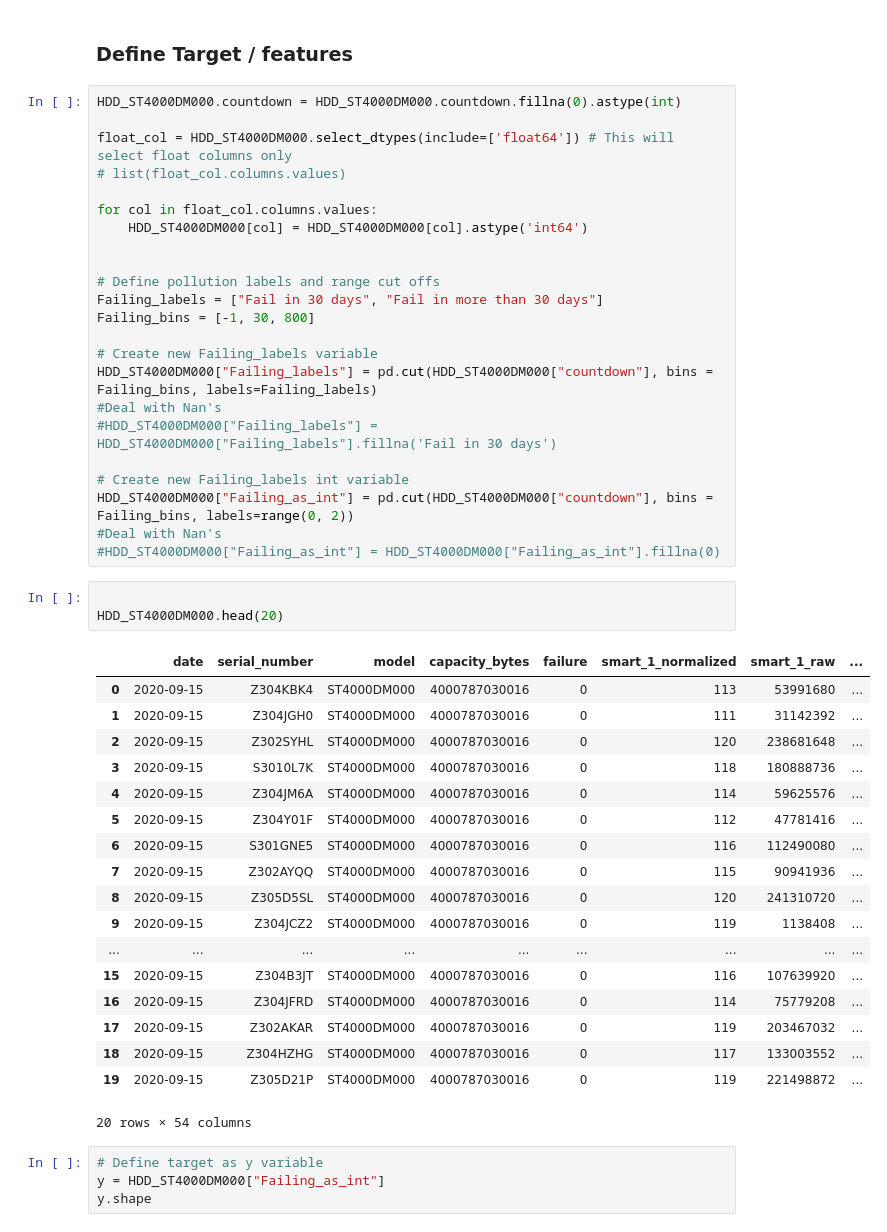
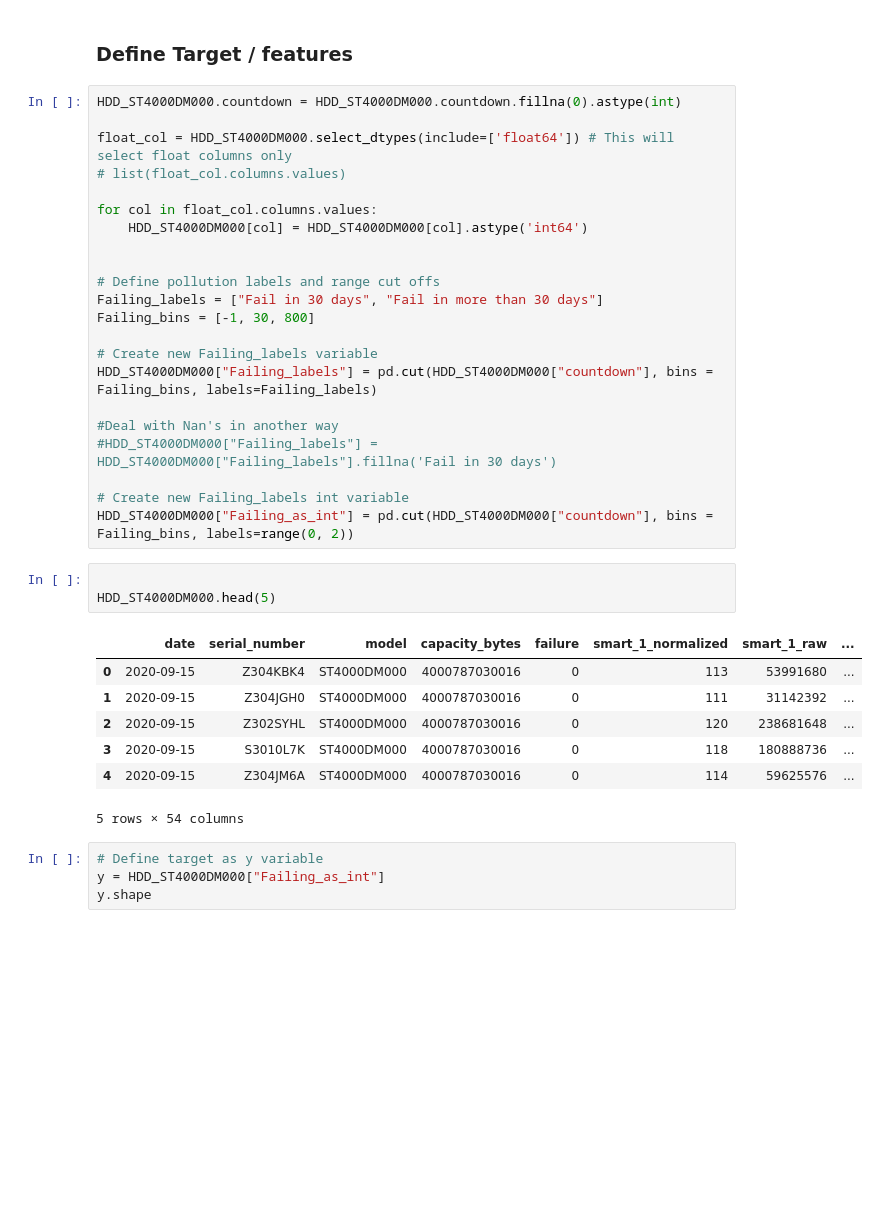
Before and after one commit to wcmphysics/DataScienceBootcamp-Capstone, a Jupyter notebook: notebooks/Andreas_NB.ipynb, the cells around one changed output. Drawn from its saved outputs; the diff is of its cells as text; blank space fills up the shorter version.

```diff
--- a/notebooks/Andreas_NB.ipynb
+++ b/notebooks/Andreas_NB.ipynb
@@ -377,35 +377,23 @@ Failing_bins = [-1, 30, 800]
 
 # Create new Failing_labels variable
 HDD_ST4000DM000["Failing_labels"] = pd.cut(HDD_ST4000DM000["countdown"], bins = Failing_bins, labels=Failing_labels)
-#Deal with Nan's
+
+#Deal with Nan's in another way
 #HDD_ST4000DM000["Failing_labels"] = HDD_ST4000DM000["Failing_labels"].fillna('Fail in 30 days')
 
 # Create new Failing_labels int variable
 HDD_ST4000DM000["Failing_as_int"] = pd.cut(HDD_ST4000DM000["countdown"], bins = Failing_bins, labels=range(0, 2))
-#Deal with Nan's
-#HDD_ST4000DM000["Failing_as_int"] = HDD_ST4000DM000["Failing_as_int"].fillna(0)
 # %%
 
-HDD_ST4000DM000.head(20)
+HDD_ST4000DM000.head(5)
 # %% [output]
 |  | date | serial_number | model | capacity_bytes | failure | smart_1_normalized | smart_1_raw | ... |
 | 0 | 2020-09-15 | Z304KBK4 | ST4000DM000 | 4000787030016 | 0 | 113 | 53991680 | ... |
 | 1 | 2020-09-15 | Z304JGH0 | ST4000DM000 | 4000787030016 | 0 | 111 | 31142392 | ... |
 | 2 | 2020-09-15 | Z302SYHL | ST4000DM000 | 4000787030016 | 0 | 120 | 238681648 | ... |
 | 3 | 2020-09-15 | S3010L7K | ST4000DM000 | 4000787030016 | 0 | 118 | 180888736 | ... |
 | 4 | 2020-09-15 | Z304JM6A | ST4000DM000 | 4000787030016 | 0 | 114 | 59625576 | ... |
-| 5 | 2020-09-15 | Z304Y01F | ST4000DM000 | 4000787030016 | 0 | 112 | 47781416 | ... |
-| 6 | 2020-09-15 | S301GNE5 | ST4000DM000 | 4000787030016 | 0 | 116 | 112490080 | ... |
-| 7 | 2020-09-15 | Z302AYQQ | ST4000DM000 | 4000787030016 | 0 | 115 | 90941936 | ... |
-| 8 | 2020-09-15 | Z305D5SL | ST4000DM000 | 4000787030016 | 0 | 120 | 241310720 | ... |
-| 9 | 2020-09-15 | Z304JCZ2 | ST4000DM000 | 4000787030016 | 0 | 119 | 1138408 | ... |
-| ... | ... | ... | ... | ... | ... | ... | ... | ... |
-| 15 | 2020-09-15 | Z304B3JT | ST4000DM000 | 4000787030016 | 0 | 116 | 107639920 | ... |
-| 16 | 2020-09-15 | Z304JFRD | ST4000DM000 | 4000787030016 | 0 | 114 | 75779208 | ... |
-| 17 | 2020-09-15 | Z302AKAR | ST4000DM000 | 4000787030016 | 0 | 119 | 203467032 | ... |
-| 18 | 2020-09-15 | Z304HZHG | ST4000DM000 | 4000787030016 | 0 | 117 | 133003552 | ... |
-| 19 | 2020-09-15 | Z305D21P | ST4000DM000 | 4000787030016 | 0 | 119 | 221498872 | ... |
-20 rows × 54 columns
+5 rows × 54 columns
 # %%
 # Define target as y variable
 y = HDD_ST4000DM000["Failing_as_int"]
```
Also changed, not shown: parts of 10 cells of this notebook, 1 other file.
